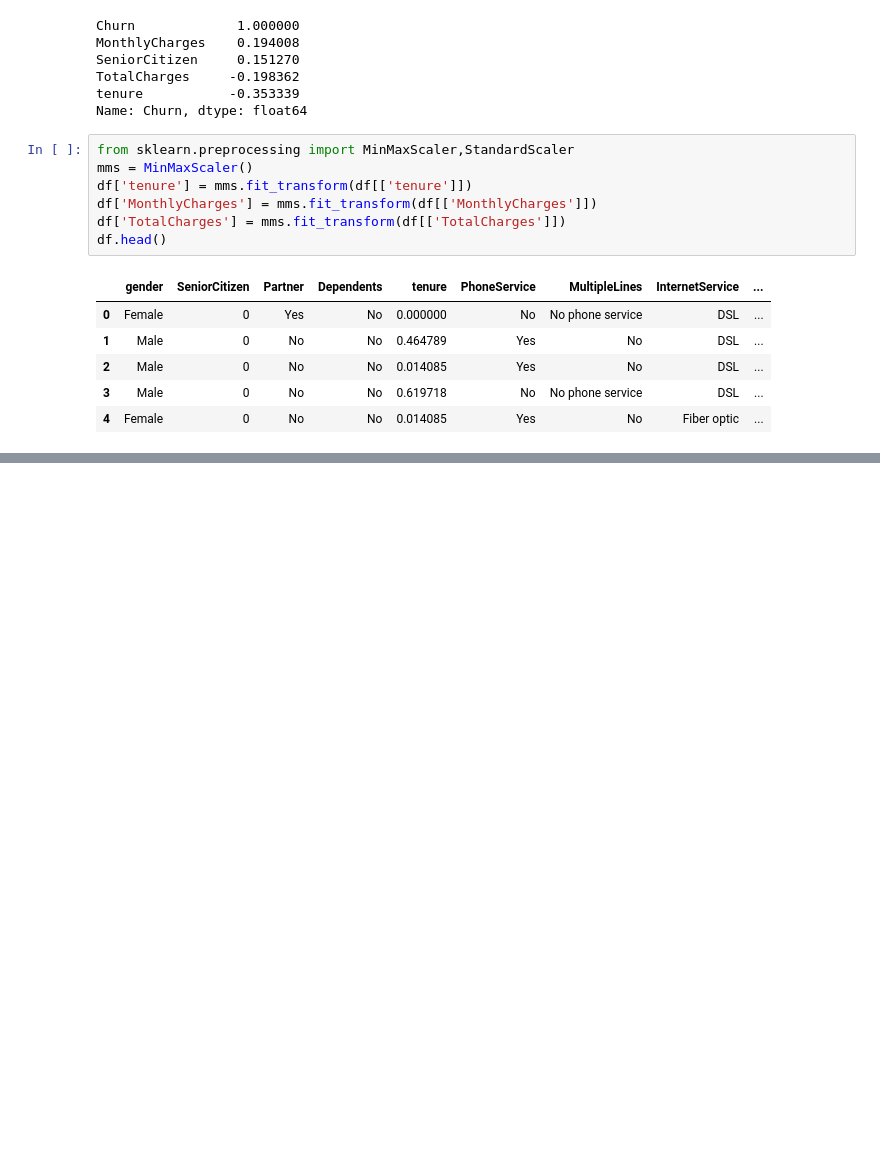
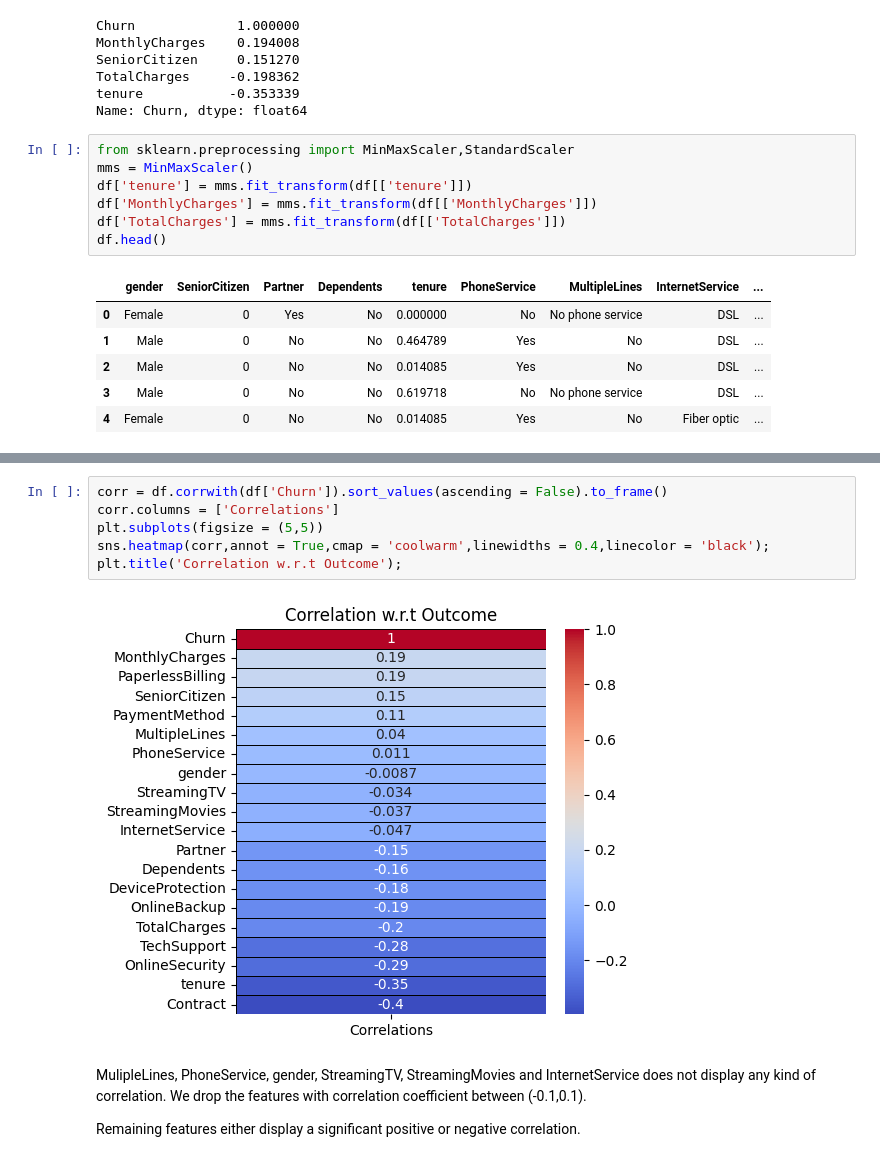
Before and after one commit to Rojin-Dhami/Customer_churn_prediction_model, a Jupyter notebook: Churn_predictor.ipynb, the cells around one changed output, grey strips where cells are left out. Drawn from its saved outputs; the diff is of its cells as text; blank space fills up the shorter version.

```diff
--- a/Churn_predictor.ipynb
+++ b/Churn_predictor.ipynb
@@ -238,0 +257,12 @@ df.head()
+# %%
+corr = df.corrwith(df['Churn']).sort_values(ascending = False).to_frame()
+corr.columns = ['Correlations']
+plt.subplots(figsize = (5,5))
+sns.heatmap(corr,annot = True,cmap = 'coolwarm',linewidths = 0.4,linecolor = 'black');
+plt.title('Correlation w.r.t Outcome');
+# %% [output]
+[figure, added]
+# %% [markdown]
+MulipleLines, PhoneService, gender, StreamingTV, StreamingMovies and InternetService does not display any kind of correlation. We drop the features with correlation coefficient between (-0.1,0.1).
+
+Remaining features either display a significant positive or negative correlation.
```
Also changed, not shown: parts of 4 cells of this notebook.
